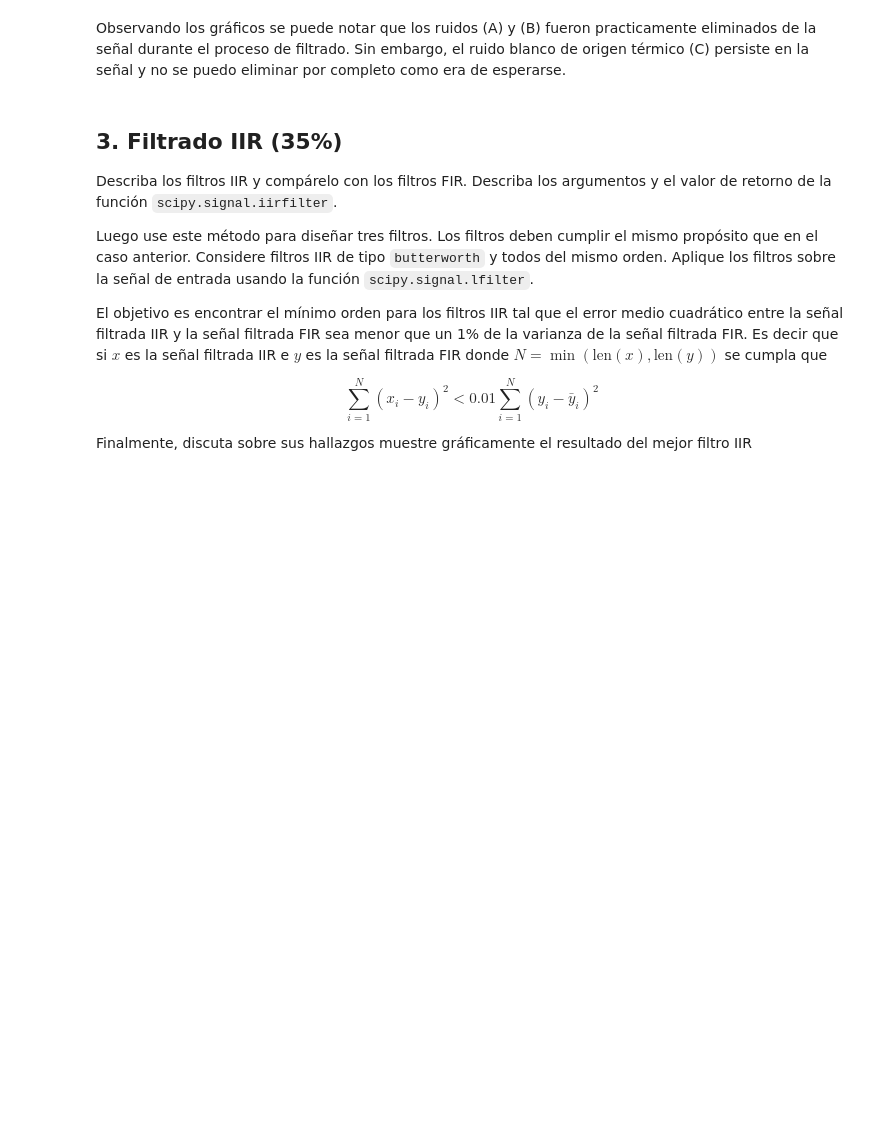
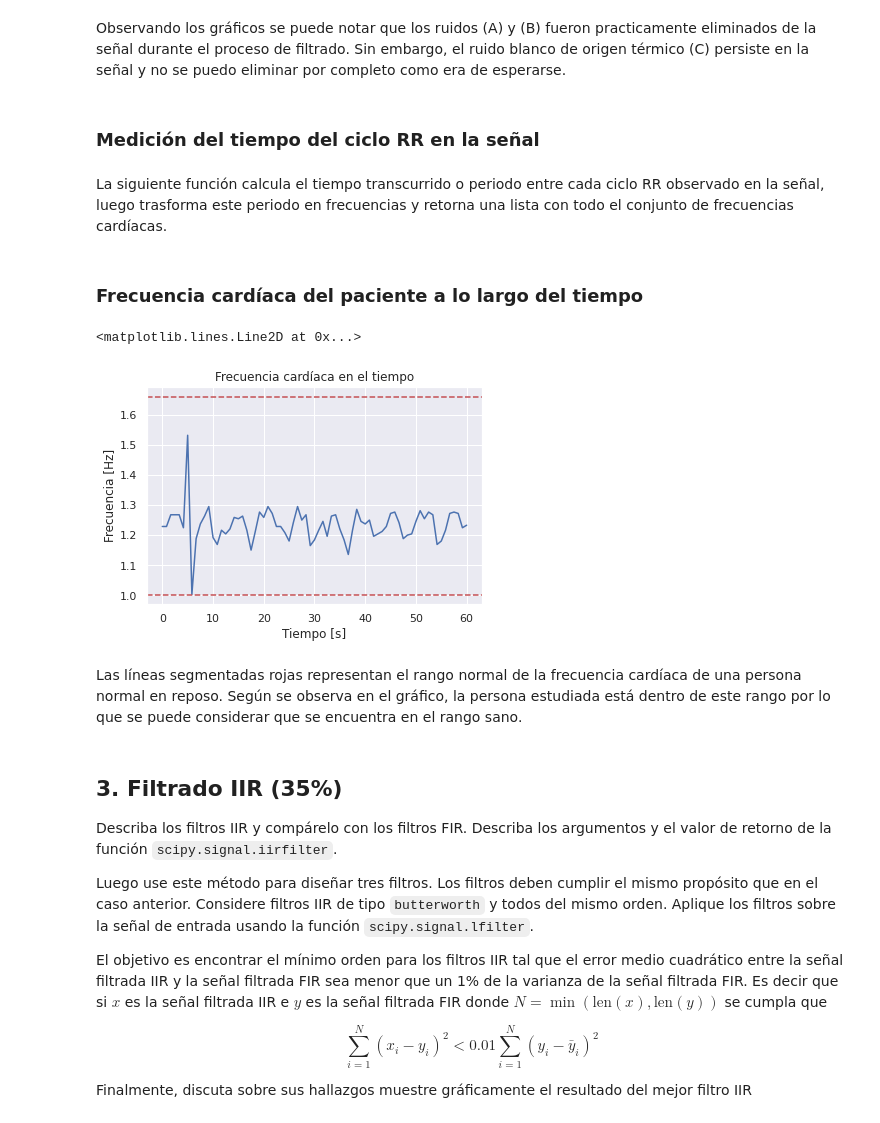
Before and after one commit to Rickiwasho/Analisis-sistemas-lineales, a Jupyter notebook: docs/tarea2/tarea2_info183.ipynb, the cells around one changed output. Saved outputs shown, nothing was run; the diff lists cells and outputs as text; code cells hidden in the pictures; blank space fills up the shorter version.

Commit message:
calculo frecuencia cardiaca

```diff
--- a/docs/tarea2/tarea2_info183.ipynb
+++ b/docs/tarea2/tarea2_info183.ipynb
@@ -441,6 +441,43 @@ Text(0, 0.5, 'Amplitud [mV]')
 [figure]
 # %% [markdown]
 Observando los gráficos se puede notar que los ruidos (A) y (B) fueron practicamente eliminados de la señal durante el proceso de filtrado. Sin embargo, el ruido blanco de origen térmico (C) persiste en la señal y no se puedo eliminar por completo como era de esperarse.
+# %% [markdown]
+### Medición del tiempo del ciclo RR en la señal
+# %% [markdown]
+La siguiente función calcula el tiempo transcurrido o periodo entre cada ciclo RR observado en la señal, luego trasforma este periodo en frecuencias y retorna una lista con todo el conjunto de frecuencias cardíacas.
+# %%
+def RR_time(s):
+    k = 0;
+    j = 0;
+    fs = 360
+    frec = []
+    for i in range(1,len(s)):
+        if(s[i] > s[i-1] and s[i] > s[i+1] and s[i] > 0.7):
+            frec.append(i)
+            j = j + 1
+    for i in range(1,len(frec)):
+        # Periodo ciclo RR
+        frec[i-1] = (frec[i] - frec[i-1]) / fs
+        # Calculo de frecuencia
+        frec[i-1] = 1 / frec[i-1]
+    frec.pop()
+    return frec
+# %% [markdown]
+### Frecuencia cardíaca del paciente a lo largo del tiempo
+# %%
+t = np.linspace(start=0,stop=60,num=73)
+card = RR_time(yf)
+plt.plot(time2, card)
+plt.xlabel('Tiempo [s]')
+plt.ylabel('Frecuencia [Hz]')
+plt.title('Frecuencia cardíaca en el tiempo')
+plt.axhline(1.66, c='r', ls='--')
+plt.axhline(1, c='r', ls='--')
+# %% [output]
+<matplotlib.lines.Line2D at 0x...>
+[figure, added]
+# %% [markdown]
+Las líneas segmentadas rojas representan el rango normal de la frecuencia cardíaca de una persona normal en reposo. Según se observa en el gráfico, la persona estudiada está dentro de este rango por lo que se puede considerar que se encuentra en el rango sano.
 # %% [markdown]
 ## 3. Filtrado IIR (35%)
 
```
Also changed, not shown: parts of 5 cells of this notebook.
